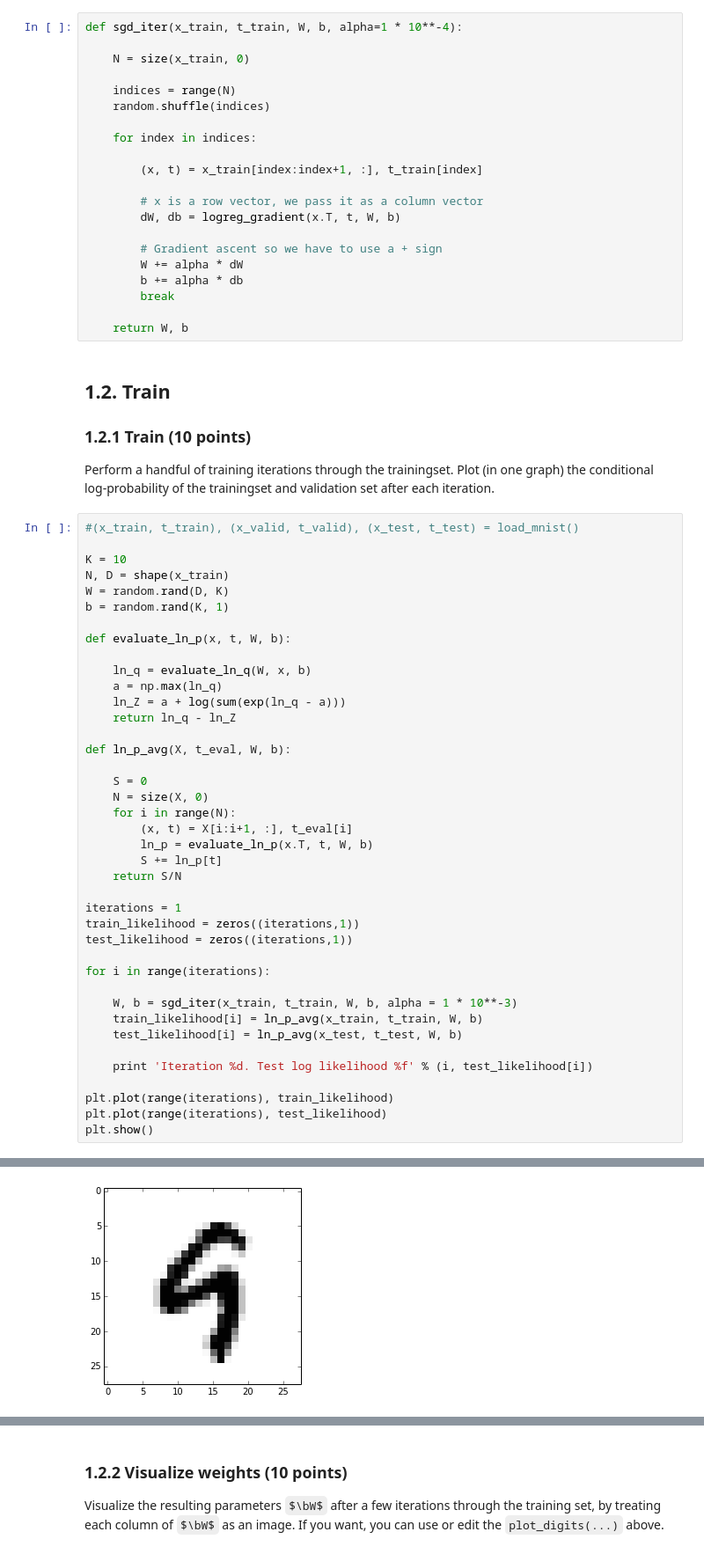
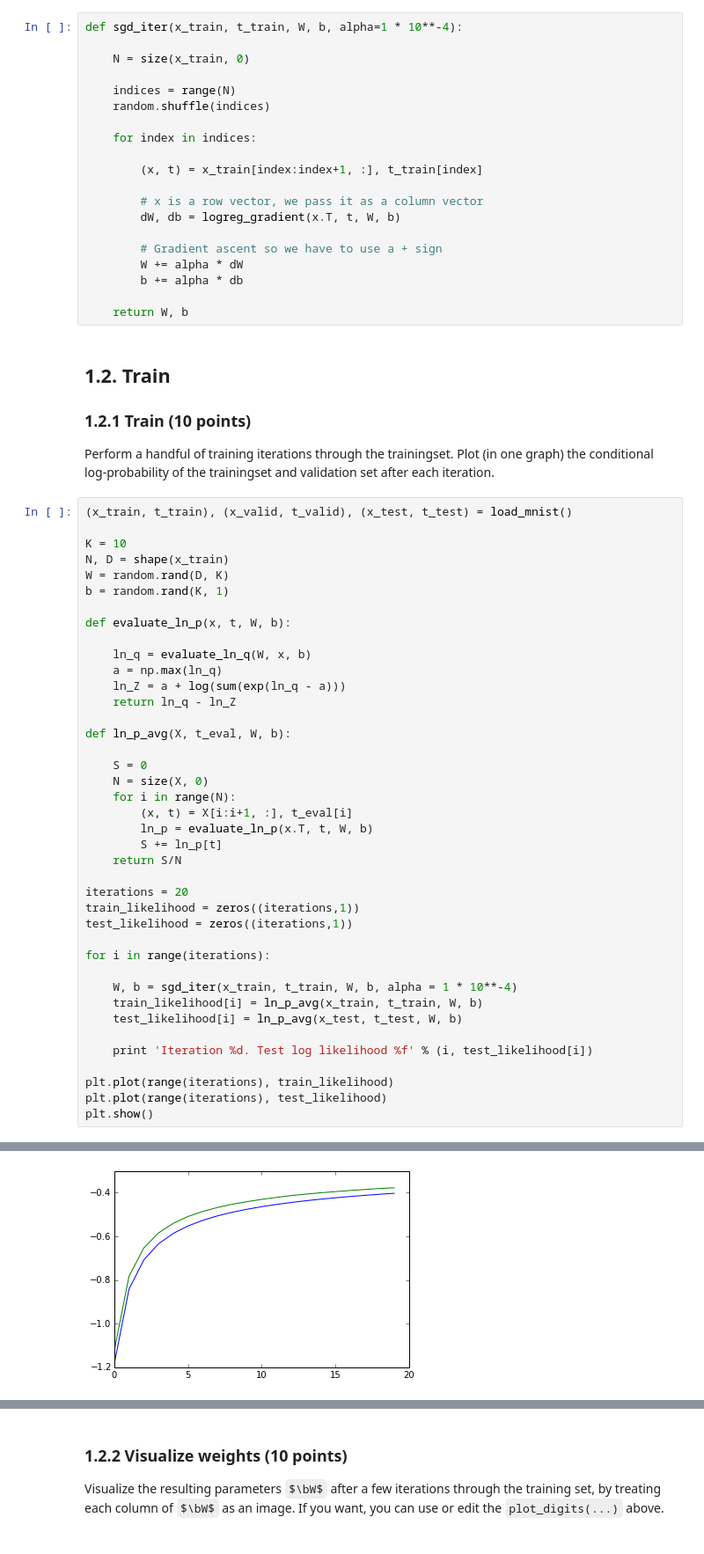
Before and after one commit to maarteninja/ml2014, a Jupyter notebook: two/Lab2.ipynb, the cells around one changed output, grey strips where cells are left out. Shown: that part at 88% size. Drawn from its saved outputs; the diff is of its cells as text; some formulas as TeX source.

```diff
--- a/two/Lab2.ipynb
+++ b/two/Lab2.ipynb
@@ -244,7 +244,6 @@ def sgd_iter(x_train, t_train, W, b, alpha=1 * 10**-4):
         # Gradient ascent so we have to use a + sign
         W += alpha * dW
         b += alpha * db
-        break
 
     return W, b
 # %% [markdown]
@@ -253,7 +252,7 @@ def sgd_iter(x_train, t_train, W, b, alpha=1 * 10**-4):
 ### 1.2.1 Train (10 points)
 Perform a handful of training iterations through the trainingset. Plot (in one graph) the conditional log-probability of the trainingset and validation set after each iteration.
 # %%
-#(x_train, t_train), (x_valid, t_valid), (x_test, t_test) = load_mnist()
+(x_train, t_train), (x_valid, t_valid), (x_test, t_test) = load_mnist()
 
 K = 10
 N, D = shape(x_train)
@@ -277,13 +276,13 @@ def ln_p_avg(X, t_eval, W, b):
         S += ln_p[t]
     return S/N
 
-iterations = 1
+iterations = 20
 train_likelihood = zeros((iterations,1))
 test_likelihood = zeros((iterations,1))
 
 for i in range(iterations):
 
-    W, b = sgd_iter(x_train, t_train, W, b, alpha = 1 * 10**-3)
+    W, b = sgd_iter(x_train, t_train, W, b, alpha = 1 * 10**-4)
     train_likelihood[i] = ln_p_avg(x_train, t_train, W, b)
     test_likelihood[i] = ln_p_avg(x_test, t_test, W, b)
 
@@ -308 +315 @@ Iteration 0. Test log likelihood -4.386613
-[figure, old version]
+[figure, new version]
```
Also changed, not shown: parts of 4 cells of this notebook.
